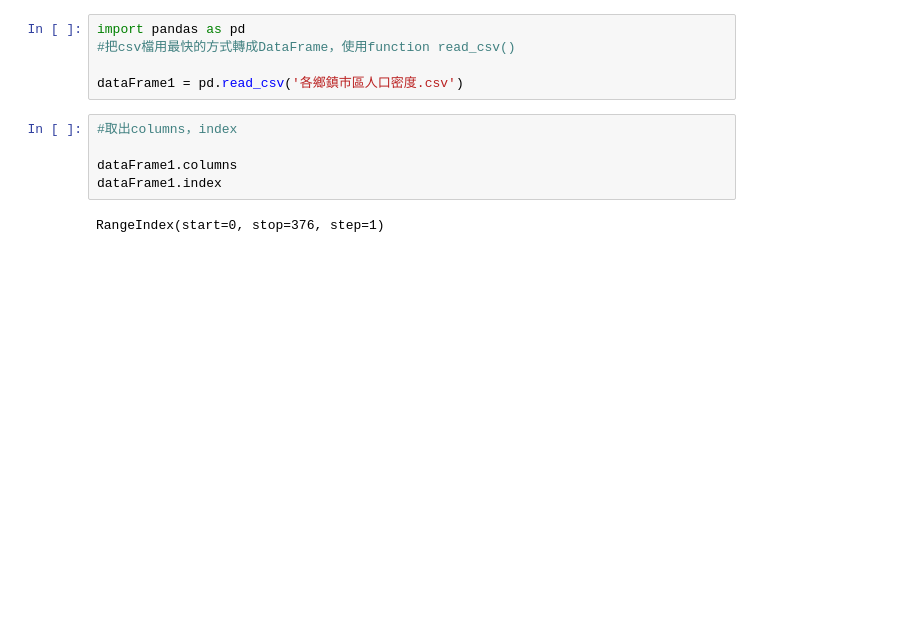
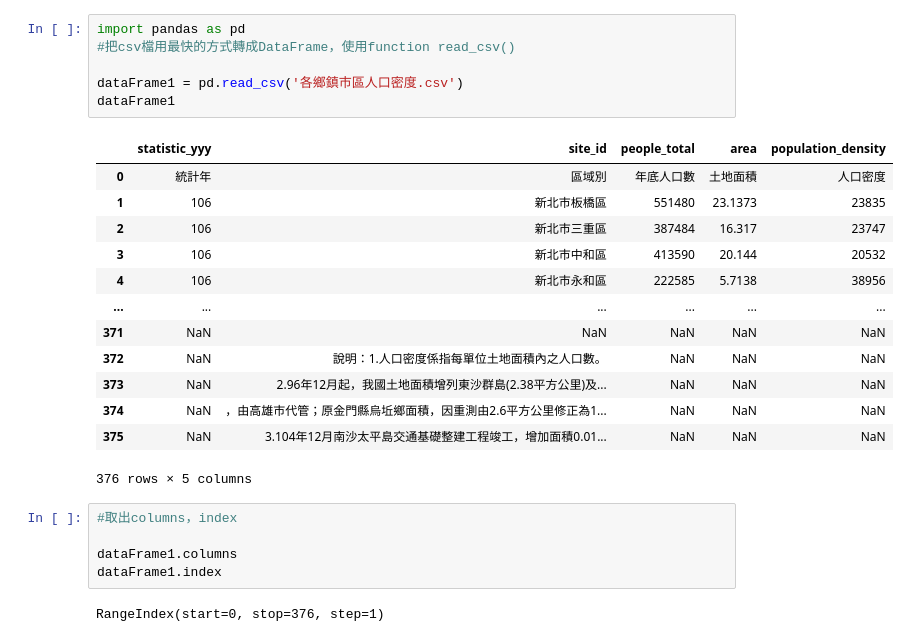
Before and after one commit to MarkChang2023/2023_11_14, a Jupyter notebook: lesson17/lesson17_2.ipynb, the cells around one changed output. Saved outputs shown, nothing was run; the diff lists cells and outputs as text; blank space fills up the shorter version.

```diff
--- a/lesson17/lesson17_2.ipynb
+++ b/lesson17/lesson17_2.ipynb
@@ -1,8 +1,23 @@
 # %%
 import pandas as pd
 #把csv檔用最快的方式轉成DataFrame，使用function read_csv()
 
 dataFrame1 = pd.read_csv('各鄉鎮市區人口密度.csv')
+dataFrame1
+# %% [output]
+|  | statistic_yyy | site_id | people_total | area | population_density |
+| 0 | 統計年 | 區域別 | 年底人口數 | 土地面積 | 人口密度 |
+| 1 | 106 | 新北市板橋區 | 551480 | 23.1373 | 23835 |
+| 2 | 106 | 新北市三重區 | 387484 | 16.317 | 23747 |
+| 3 | 106 | 新北市中和區 | 413590 | 20.144 | 20532 |
+| 4 | 106 | 新北市永和區 | 222585 | 5.7138 | 38956 |
+| ... | ... | ... | ... | ... | ... |
+| 371 | NaN | NaN | NaN | NaN | NaN |
+| 372 | NaN | 說明：1.人口密度係指每單位土地面積內之人口數。 | NaN | NaN | NaN |
+| 373 | NaN | 2.96年12月起，我國土地面積增列東沙群島(2.38平方公里)及... | NaN | NaN | NaN |
+| 374 | NaN | ，由高雄市代管；原金門縣烏坵鄉面積，因重測由2.6平方公里修正為1... | NaN | NaN | NaN |
+| 375 | NaN | 3.104年12月南沙太平島交通基礎整建工程竣工，增加面積0.01... | NaN | NaN | NaN |
+376 rows × 5 columns
 # %%
 #取出columns，index
 
```
Also changed, not shown: parts of 1 cell of this notebook, 2 other files.
